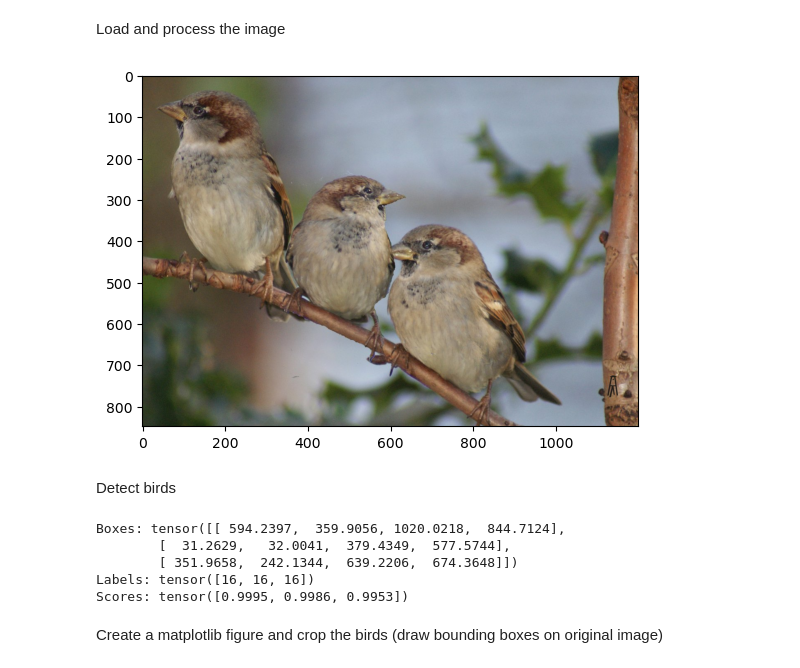
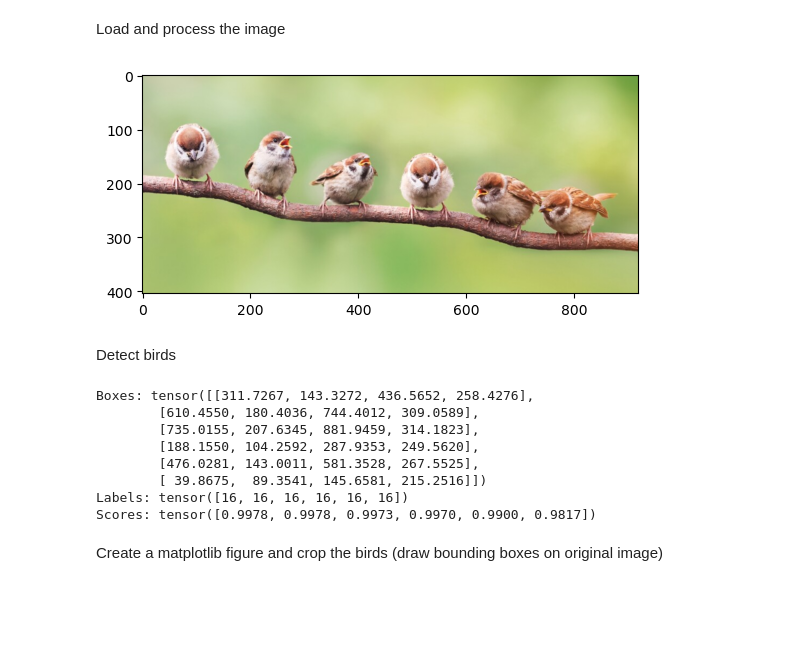
Before and after one commit to aaronzi/Bird-Recognition, a Jupyter notebook: detection.ipynb, the cells around one changed output. Drawn from its saved outputs; the diff is of its cells as text; code cells hidden in the pictures; blank space fills up the shorter version.

```diff
--- a/detection.ipynb
+++ b/detection.ipynb
@@ -72,13 +72,13 @@ def crop_and_draw_birds(original_image, boxes, labels, ax, save_dir):
 Load and process the image
 # %%
 current_directory = os.getcwd() # Get Current Working Directory
-image_path = os.path.join(current_directory, 'test-data', 'spatzen.jpg')
+image_path = os.path.join(current_directory, 'test-data', 'many_birds.jpg')
 image = process_image(image_path)
 # preview image
 plt.imshow(image.permute(1, 2, 0))
 plt.show()
 # %% [output]
-[figure, old version]
+[figure, new version]
 # %% [markdown]
 Detect birds
 # %%
@@ -93,11 +93,14 @@ print("Boxes:", boxes)
 print("Labels:", labels)
 print("Scores:", scores)
 # %% [output]
-Boxes: tensor([[ 594.2397,  359.9056, 1020.0218,  844.7124],
-        [  31.2629,   32.0041,  379.4349,  577.5744],
-        [ 351.9658,  242.1344,  639.2206,  674.3648]])
-Labels: tensor([16, 16, 16])
-Scores: tensor([0.9995, 0.9986, 0.9953])
+Boxes: tensor([[311.7267, 143.3272, 436.5652, 258.4276],
+        [610.4550, 180.4036, 744.4012, 309.0589],
+        [735.0155, 207.6345, 881.9459, 314.1823],
+        [188.1550, 104.2592, 287.9353, 249.5620],
+        [476.0281, 143.0011, 581.3528, 267.5525],
+        [ 39.8675,  89.3541, 145.6581, 215.2516]])
+Labels: tensor([16, 16, 16, 16, 16, 16])
+Scores: tensor([0.9978, 0.9978, 0.9973, 0.9970, 0.9900, 0.9817])
 # %% [markdown]
 Create a matplotlib figure and crop the birds (draw bounding boxes on original image)
 # %%
```
Also changed, not shown: parts of 1 cell of this notebook, 11 other files.
